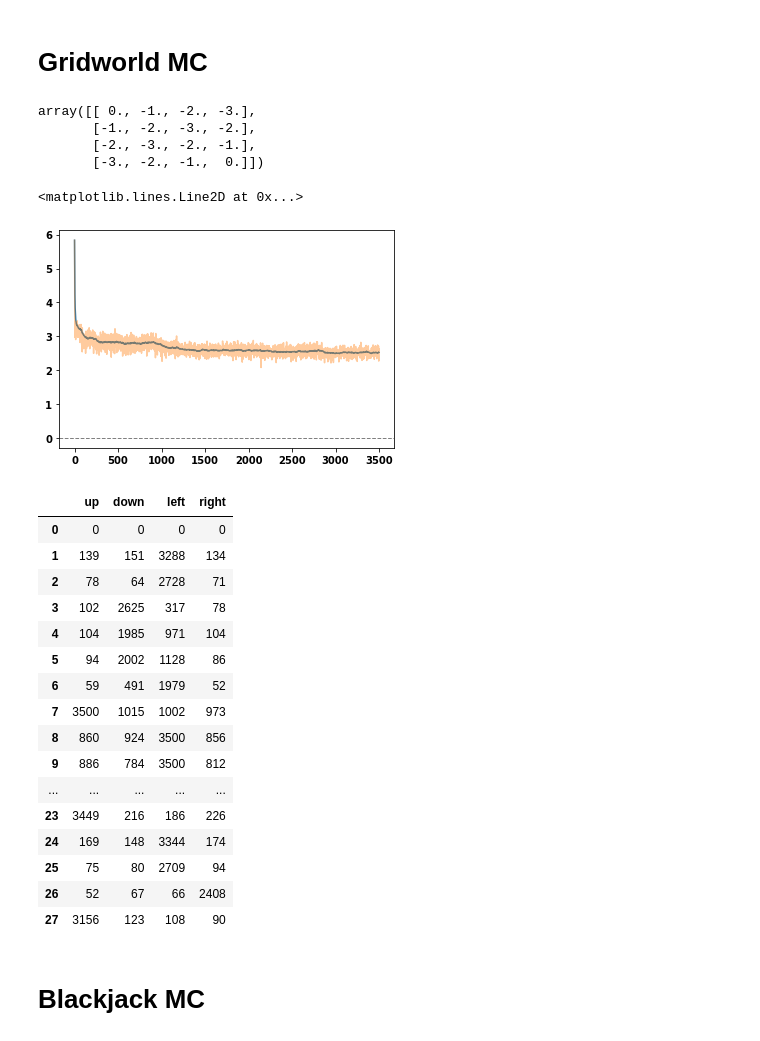
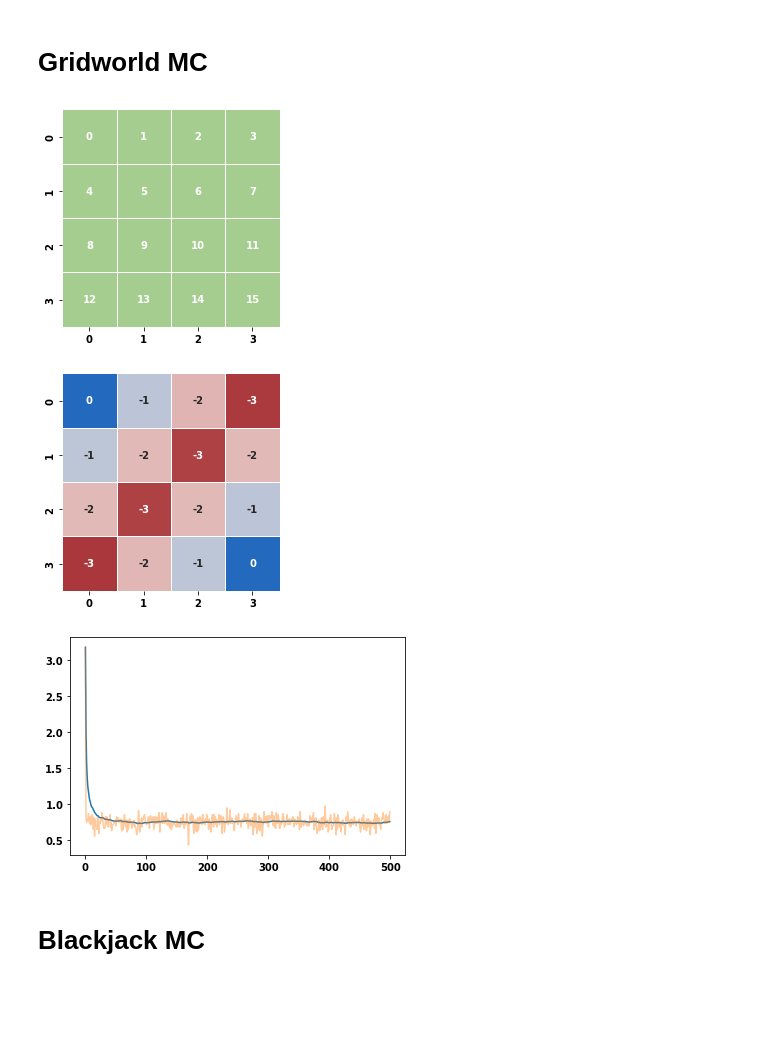
Before and after one commit to WHITSNAK/rflearn, a Jupyter notebook: notebooks/chapter 5.ipynb, the cells around one changed output. Drawn from its saved outputs; the diff is of its cells as text; code cells hidden in the pictures; blank space fills up the shorter version.

```diff
--- a/notebooks/chapter 5.ipynb
+++ b/notebooks/chapter 5.ipynb
@@ -59,11 +65,3 @@ mc_model = MCIteration(grid, qvalue, policy)
 mc_model.fit(gamma=1)
 # %%
 mc_model.transform(iter=500, kbatch=30)
-# %%
-v_vals = qvalue.get_all_values(policy)
-np.round(v_vals.reshape(grid.shape))
-# %% [output]
-array([[ 0., -1., -2., -3.],
-       [-1., -2., -3., -2.],
-       [-2., -3., -2., -1.],
-       [-3., -2., -1.,  0.]])
@@ -79,31 +68,19 @@ def trace_avg_rewards(hist):
 # %%
+grid.plot_grid('state')
+plt.show()
+
+v_vals = qvalue.get_all_values(policy)
+sns.heatmap(v_vals.reshape(grid.shape), square=True, cbar=False, cmap='vlag_r', linewidths=0.5, annot=True, fmt='.0f')
+plt.show()
+
 trace = np.log(-1 * trace_avg_rewards(mc_model.hist))
 trace.ewm(halflife=25).mean().plot()
 trace.plot(alpha=0.4)
-plt.axhline(0, linestyle='--', color='grey',linewidth=1)
+plt.show()
 # %% [output]
-<matplotlib.lines.Line2D at 0x...>
-[figure, old version]
+[figure, new version]
+[figure, added]
+[figure, added]
-# %%
-pd.Series(mc_model.sa_counts).unstack()[mc_model.env.A]
-# %% [output]
-|  | up | down | left | right |
-| 0 | 0 | 0 | 0 | 0 |
-| 1 | 139 | 151 | 3288 | 134 |
-| 2 | 78 | 64 | 2728 | 71 |
-| 3 | 102 | 2625 | 317 | 78 |
-| 4 | 104 | 1985 | 971 | 104 |
-| 5 | 94 | 2002 | 1128 | 86 |
-| 6 | 59 | 491 | 1979 | 52 |
-| 7 | 3500 | 1015 | 1002 | 973 |
-| 8 | 860 | 924 | 3500 | 856 |
-| 9 | 886 | 784 | 3500 | 812 |
-| ... | ... | ... | ... | ... |
-| 23 | 3449 | 216 | 186 | 226 |
-| 24 | 169 | 148 | 3344 | 174 |
-| 25 | 75 | 80 | 2709 | 94 |
-| 26 | 52 | 67 | 66 | 2408 |
-| 27 | 3156 | 123 | 108 | 90 |
 # %% [markdown]
 # Blackjack MC
 # %%
```
Also changed, not shown: parts of 13 cells of this notebook, 2 other files.
